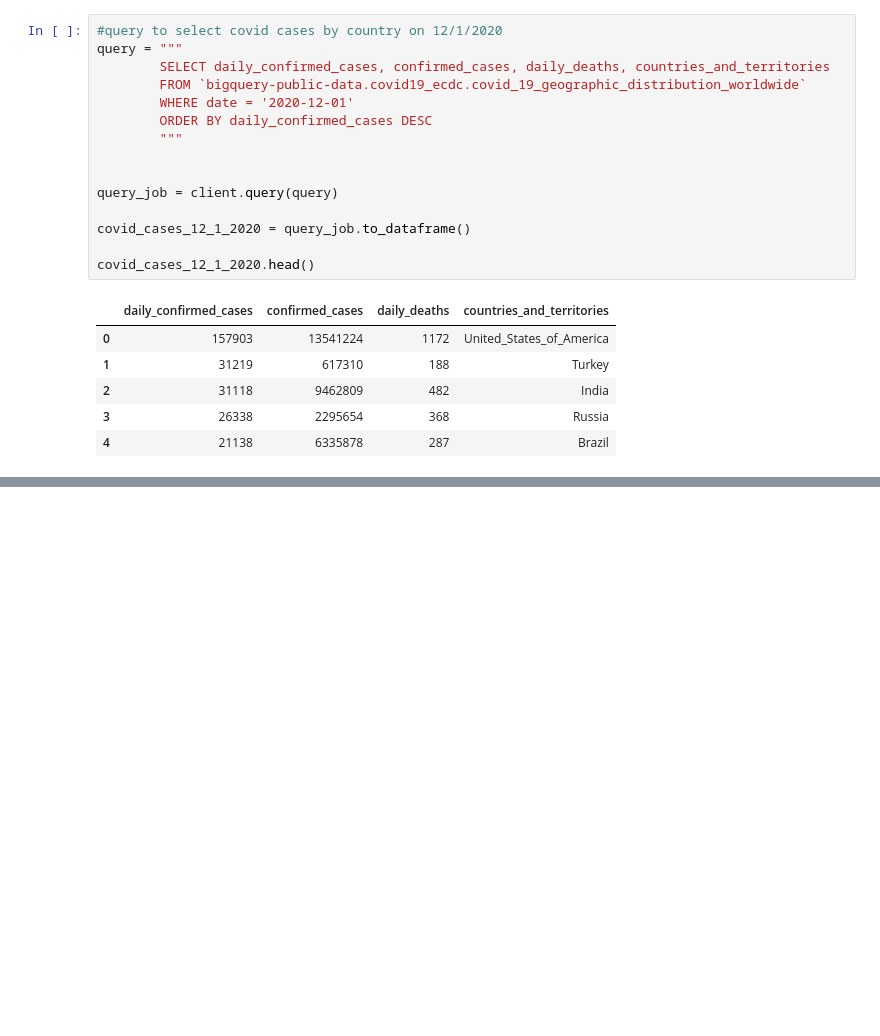
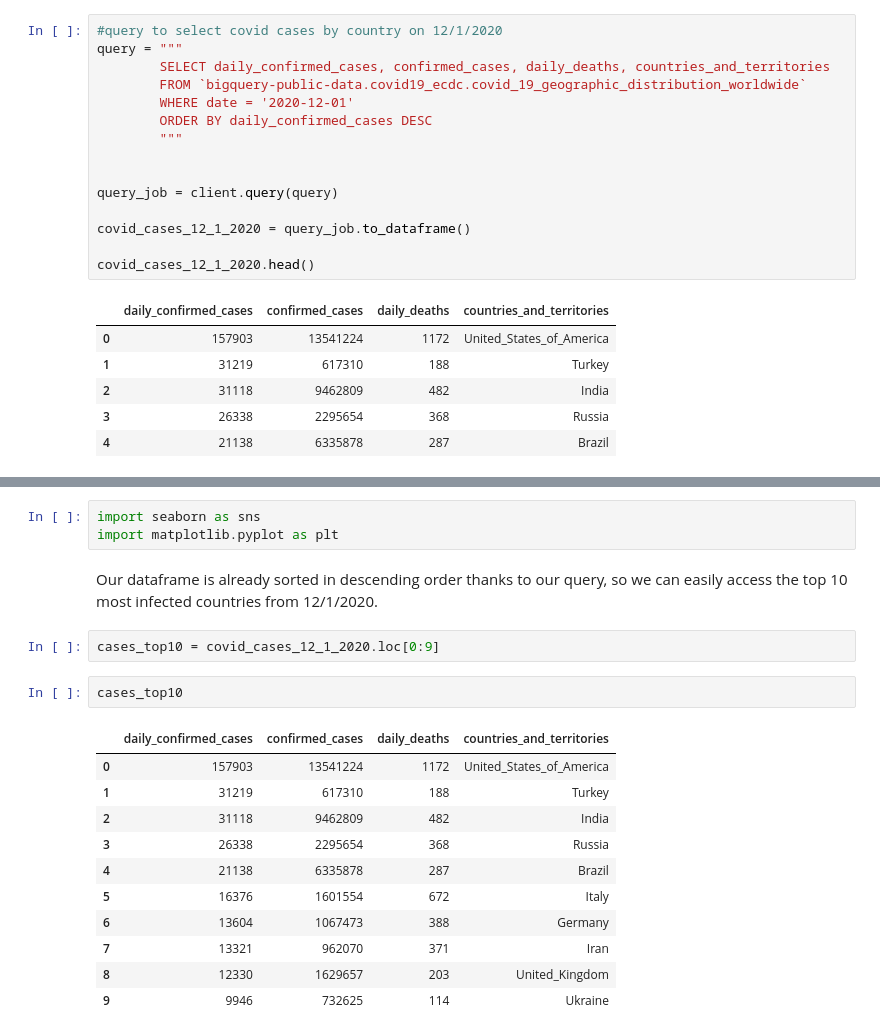
Before and after one commit to jordan-maulino/covid_data, a Jupyter notebook: covid_data.ipynb, the cells around one changed output, grey strips where cells are left out. Saved outputs shown, nothing was run; the diff lists cells and outputs as text; blank space fills up the shorter version.

```diff
--- a/covid_data.ipynb
+++ b/covid_data.ipynb
@@ -69,0 +124,21 @@ covid_cases_12_1_2020.head()
+# %%
+import seaborn as sns
+import matplotlib.pyplot as plt
+# %% [markdown]
+Our dataframe is already sorted in descending order thanks to our query, so we can easily access the top 10 most infected countries from 12/1/2020.
+# %%
+cases_top10 = covid_cases_12_1_2020.loc[0:9]
+# %%
+cases_top10
+# %% [output]
+|  | daily_confirmed_cases | confirmed_cases | daily_deaths | countries_and_territories |
+| 0 | 157903 | 13541224 | 1172 | United_States_of_America |
+| 1 | 31219 | 617310 | 188 | Turkey |
+| 2 | 31118 | 9462809 | 482 | India |
+| 3 | 26338 | 2295654 | 368 | Russia |
+| 4 | 21138 | 6335878 | 287 | Brazil |
+| 5 | 16376 | 1601554 | 672 | Italy |
+| 6 | 13604 | 1067473 | 388 | Germany |
+| 7 | 13321 | 962070 | 371 | Iran |
+| 8 | 12330 | 1629657 | 203 | United_Kingdom |
+| 9 | 9946 | 732625 | 114 | Ukraine |
```
Also changed, not shown: parts of 7 cells of this notebook.
